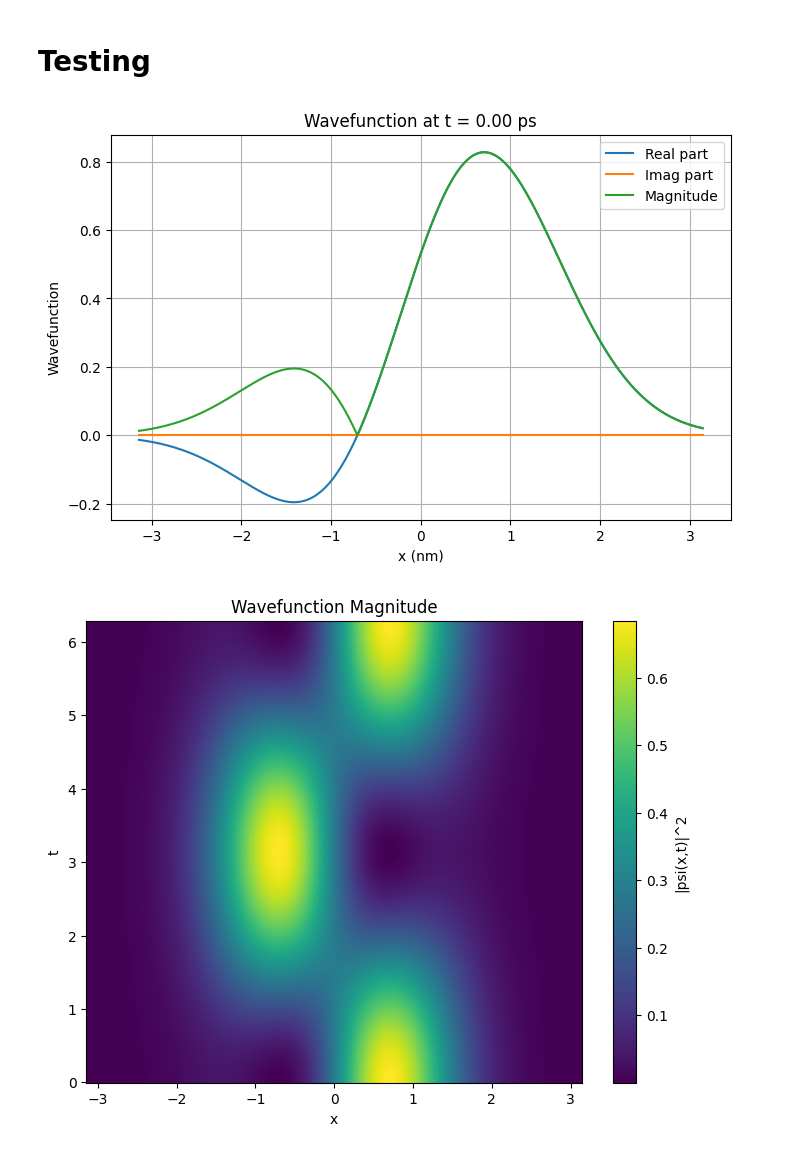
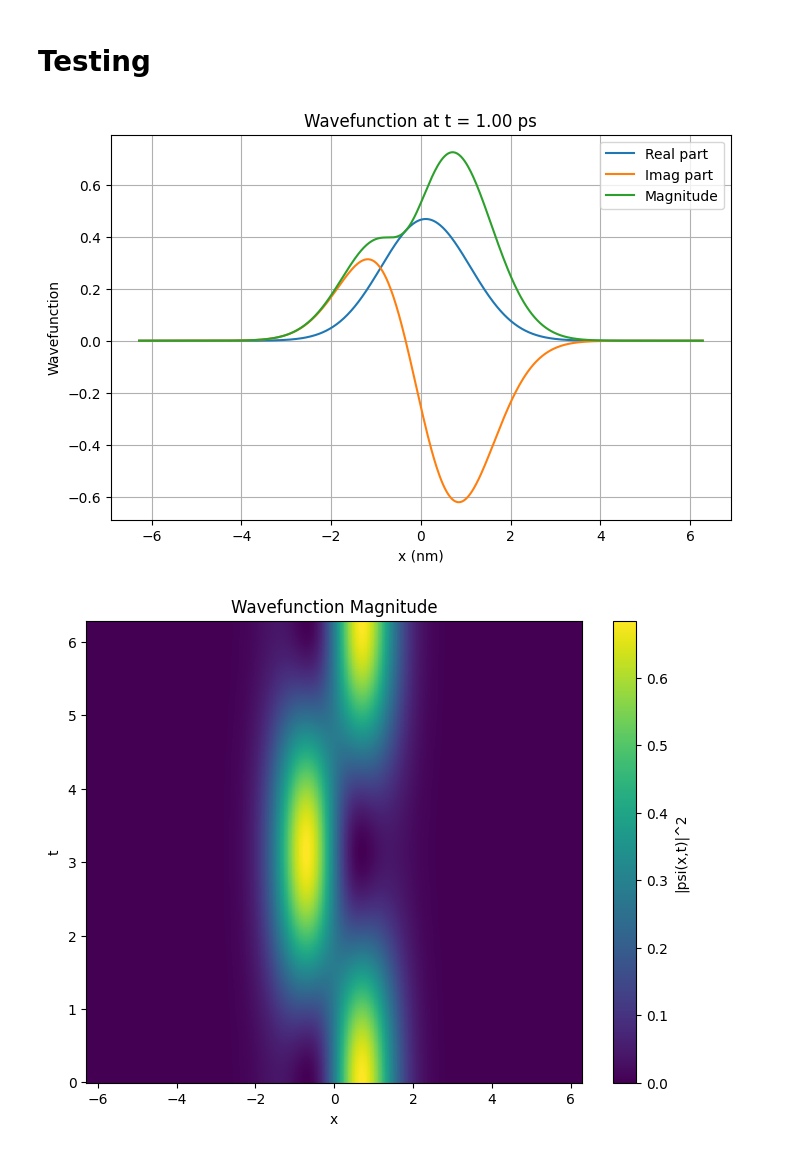
Before and after one commit to thash-jkr/Schrodinger-PINN, a Jupyter notebook: src/tdse_2022shah.ipynb, the cells around one changed output. Drawn from its saved outputs; the diff is of its cells as text; code cells hidden in the pictures.

```diff
--- a/src/tdse_2022shah.ipynb
+++ b/src/tdse_2022shah.ipynb
@@ -8,7 +8,7 @@ hbar = 1
 m = 1
 omega = 1
 
-x_min = -np.pi
-x_max = np.pi
+x_min = -2 * np.pi
+x_max = 2 * np.pi
 t_min = 0
 t_max = 2 * np.pi
@@ -300,26 +273,26 @@ for i, x in enumerate(x_values):
         psi_real_analytical[i, j] = np.real(psi_x_t)
         psi_img_analytical[i, j] = np.imag(psi_x_t)
 # %%
-time_index = 0
+time_index = 100
 time_chosen = t_values[time_index]
 
 psi_real_slice_analytical = psi_real_analytical[:, time_index]
 psi_img_slice_analytical = psi_img_analytical[:, time_index]
 
 psi_mag_slice_analytical = np.sqrt(psi_real_slice_analytical**2 + psi_img_slice_analytical**2)
 
 plt.figure(figsize=(8,5))
 plt.plot(x_values, psi_real_slice_analytical, label='Real part')
 plt.plot(x_values, psi_img_slice_analytical, label='Imag part')
 plt.plot(x_values, psi_mag_slice_analytical, label='Magnitude')
 plt.title(f'Wavefunction at t = {time_chosen:.2f} ps')
 plt.xlabel('x (nm)')
 plt.ylabel('Wavefunction')
 plt.legend()
 plt.grid(True)
 plt.show()
 # %% [output]
-[figure, old version]
+[figure, new version]
 # %%
 plt.figure(figsize=(8, 6))
 psi_sq = psi_real_analytical ** 2 + psi_img_analytical ** 2
@@ -331,5 +304,5 @@ plt.ylabel('t')
 plt.title('Wavefunction Magnitude')
 plt.show()
 # %% [output]
-[figure, old version]
+[figure, new version]
 # %%
```
Also changed, not shown: parts of 16 cells of this notebook, 4 other files.
